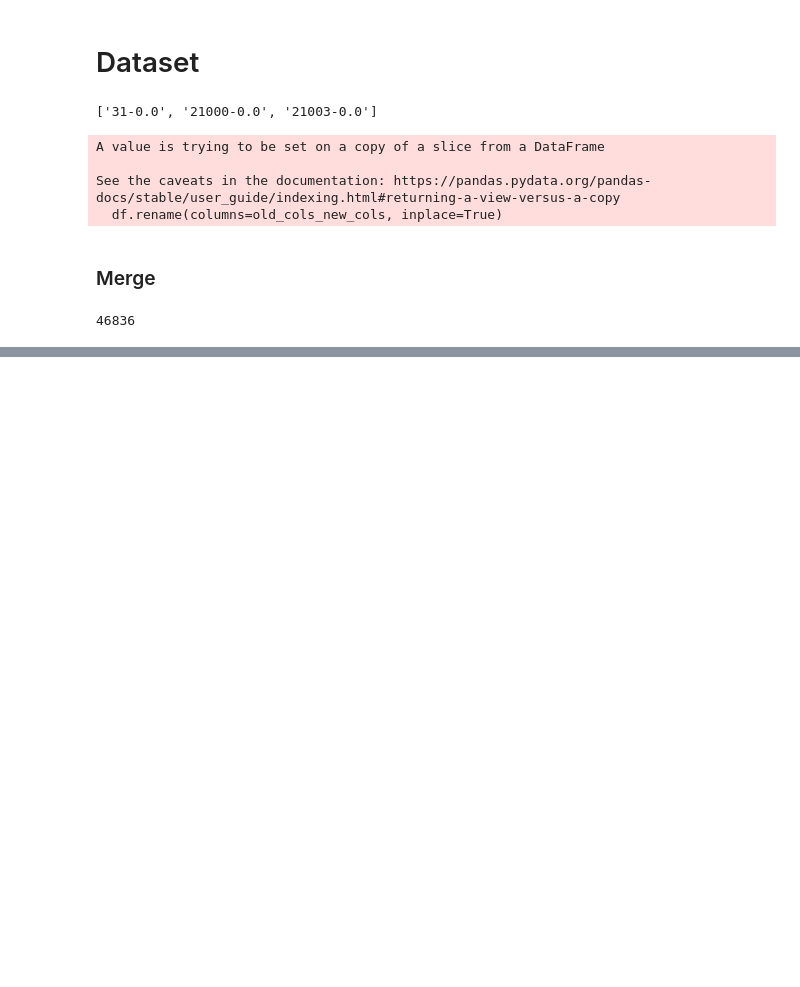
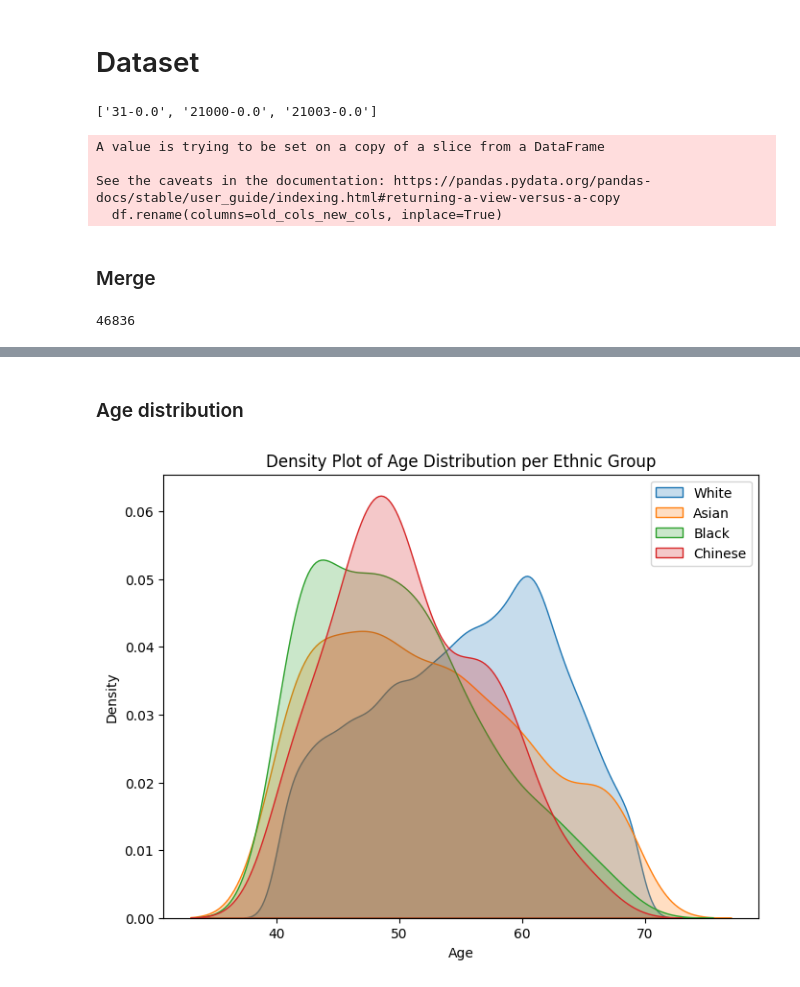
Before and after one commit to msskzx/UniMatch, a Jupyter notebook: more-scenarios/medical/ukbb_analysis.ipynb, the cells around one changed output, grey strips where cells are left out. Cells and saved outputs as stored; diff of their text form; code cells hidden in the pictures; blank space fills up the shorter version.

```diff
--- a/more-scenarios/medical/ukbb_analysis.ipynb
+++ b/more-scenarios/medical/ukbb_analysis.ipynb
@@ -109,0 +140,21 @@ Coding 6 means Other and has 241 patients
+# %% [markdown]
+### Age distribution
+# %%
+plt.figure(figsize=(8, 6))
+
+for i, k in enumerate(ETHNNICITY_CODING):
+    ethnic_group_df = merged_df[merged_df['ethnicity'].astype(str).str.startswith(k)]
+    sns.kdeplot(ethnic_group_df['age'], label=ETHNNICITY_CODING[k], fill=True)
+
+# Add title and labels
+plt.title('Density Plot of Age Distribution per Ethnic Group')
+plt.xlabel('Age')
+plt.ylabel('Density')
+
+# Add legend
+plt.legend()
+
+# Show the plot
+plt.show()
+# %% [output]
+[figure, added]
```
Also changed, not shown: parts of 8 cells of this notebook, 4 other files.
